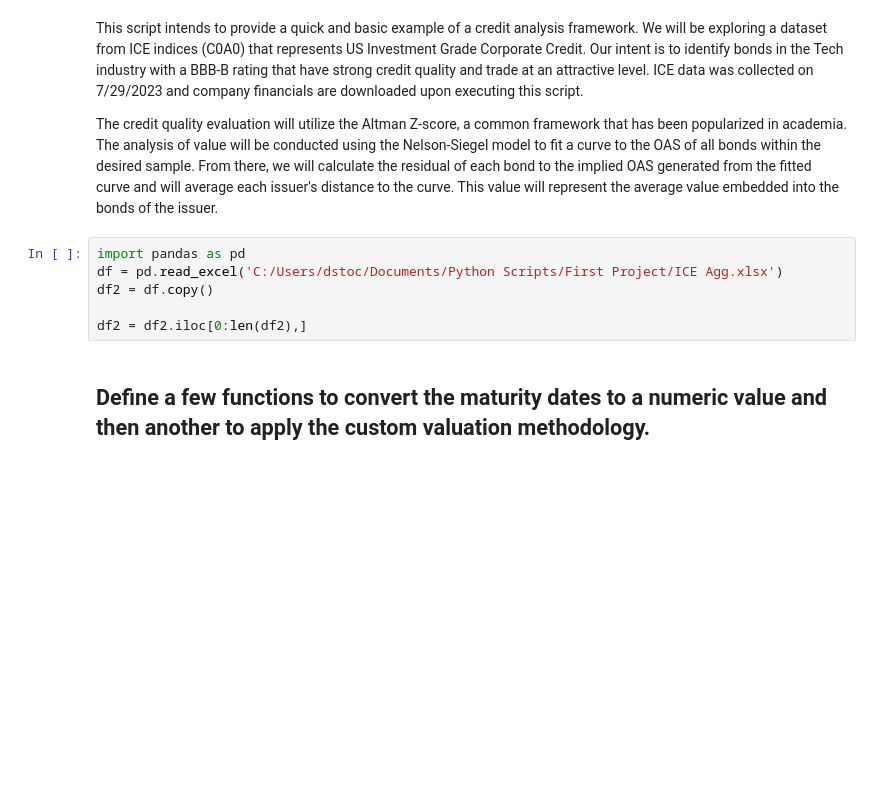
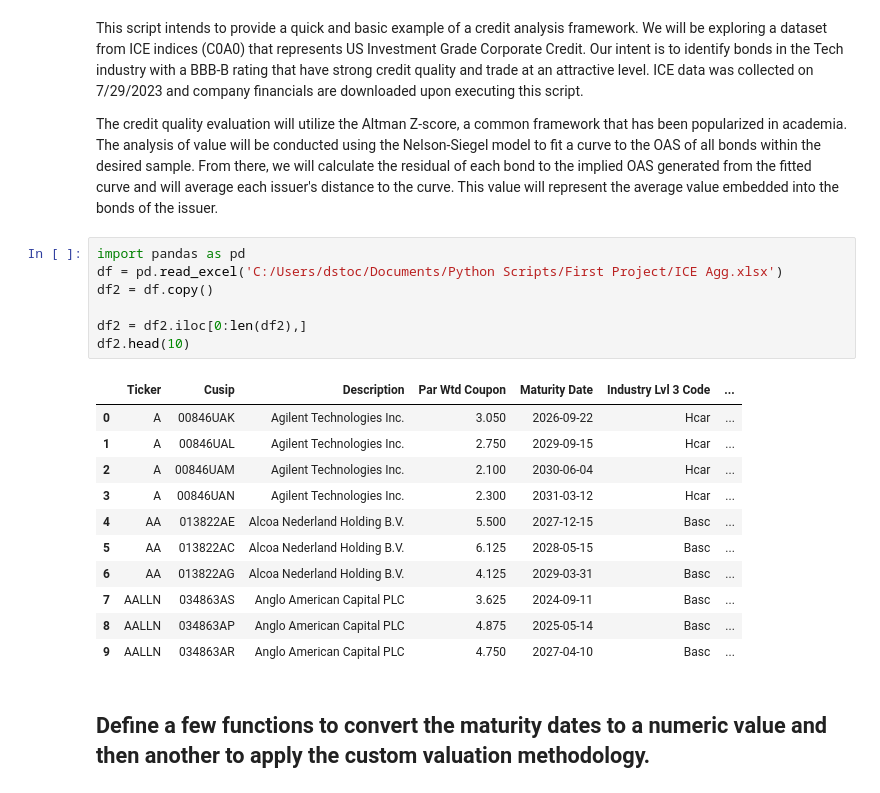
Before and after one commit to thestockman27/Credit-Project, a Jupyter notebook: Credit Model.ipynb, the cells around one changed output. Saved outputs shown, nothing was run; the diff lists cells and outputs as text; blank space fills up the shorter version.

```diff
--- a/Credit Model.ipynb
+++ b/Credit Model.ipynb
@@ -5,9 +5,22 @@ The credit quality evaluation will utilize the Altman Z-score, a common framewor
 # %%
 import pandas as pd
 df = pd.read_excel('C:/Users/dstoc/Documents/Python Scripts/First Project/ICE Agg.xlsx')
 df2 = df.copy()
 
 df2 = df2.iloc[0:len(df2),]
+df2.head(10)
+# %% [output]
+|  | Ticker | Cusip | Description | Par Wtd Coupon | Maturity Date | Industry Lvl 3 Code | ... |
+| 0 | A | 00846UAK | Agilent Technologies Inc. | 3.050 | 2026-09-22 | Hcar | ... |
+| 1 | A | 00846UAL | Agilent Technologies Inc. | 2.750 | 2029-09-15 | Hcar | ... |
+| 2 | A | 00846UAM | Agilent Technologies Inc. | 2.100 | 2030-06-04 | Hcar | ... |
+| 3 | A | 00846UAN | Agilent Technologies Inc. | 2.300 | 2031-03-12 | Hcar | ... |
+| 4 | AA | 013822AE | Alcoa Nederland Holding B.V. | 5.500 | 2027-12-15 | Basc | ... |
+| 5 | AA | 013822AC | Alcoa Nederland Holding B.V. | 6.125 | 2028-05-15 | Basc | ... |
+| 6 | AA | 013822AG | Alcoa Nederland Holding B.V. | 4.125 | 2029-03-31 | Basc | ... |
+| 7 | AALLN | 034863AS | Anglo American Capital PLC | 3.625 | 2024-09-11 | Basc | ... |
+| 8 | AALLN | 034863AP | Anglo American Capital PLC | 4.875 | 2025-05-14 | Basc | ... |
+| 9 | AALLN | 034863AR | Anglo American Capital PLC | 4.750 | 2027-04-10 | Basc | ... |
 # %% [markdown]
 ## Define a few functions to convert the maturity dates to a numeric value and then another to apply the custom valuation methodology.
 # %%
```
Also changed, not shown: parts of 13 cells of this notebook, 1 other file.
